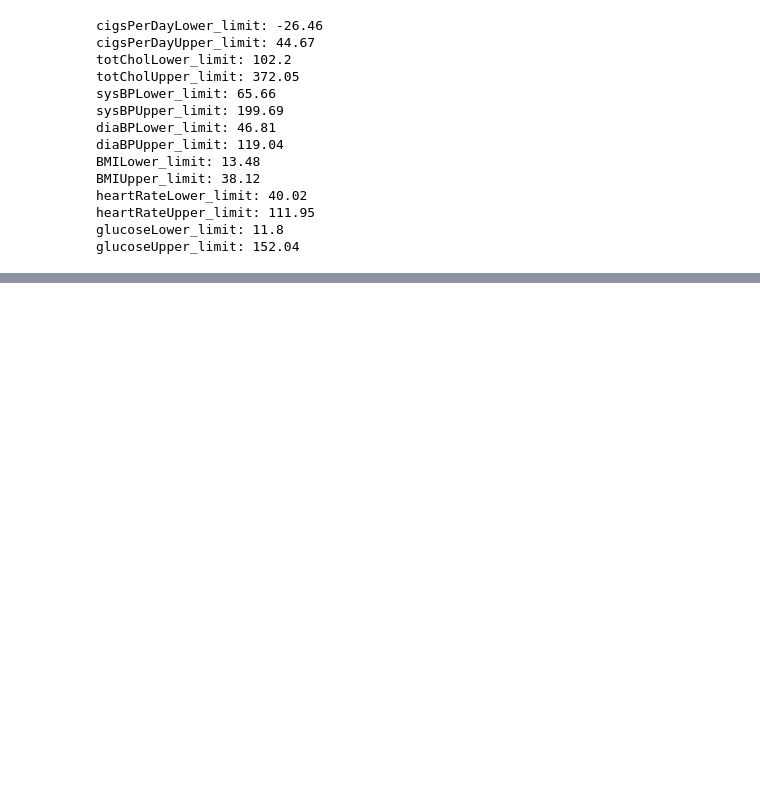
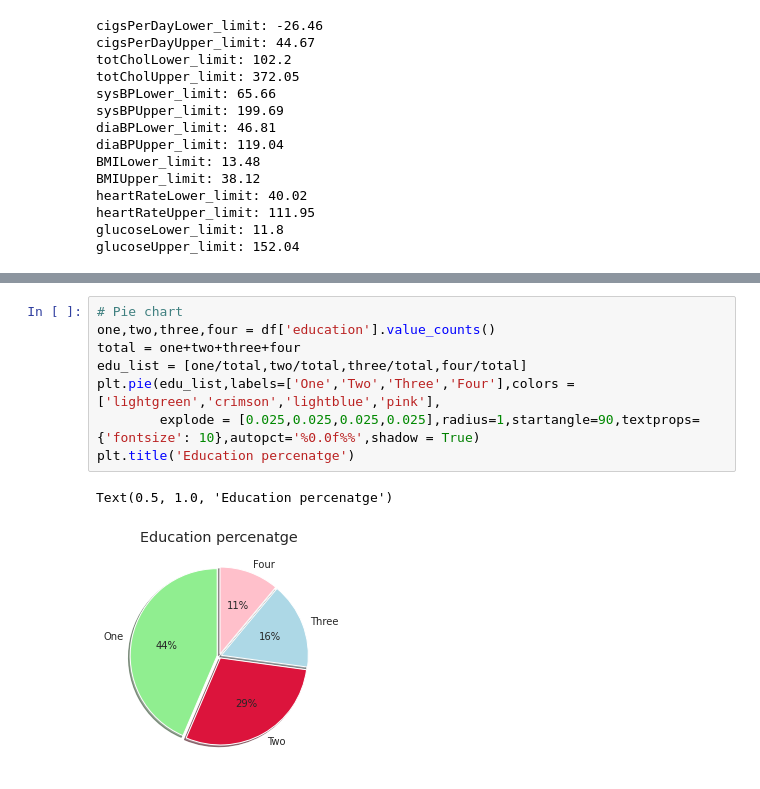
Before and after one commit to Sriharish19/SH-Supervised-ML-Cardiovascular-Risk-Prediction, a Jupyter notebook: SH_Supervised_ML_Classification_Cardiovascular_Risk_Prediction.ipynb, the cells around one changed output, grey strips where cells are left out. Drawn from its saved outputs; the diff is of its cells as text; blank space fills up the shorter version.

```diff
--- a/SH_Supervised_ML_Classification_Cardiovascular_Risk_Prediction.ipynb
+++ b/SH_Supervised_ML_Classification_Cardiovascular_Risk_Prediction.ipynb
@@ -233,0 +281,11 @@ glucoseUpper_limit: 152.04
+# %%
+# Pie chart
+one,two,three,four = df['education'].value_counts()
+total = one+two+three+four
+edu_list = [one/total,two/total,three/total,four/total]
+plt.pie(edu_list,labels=['One','Two','Three','Four'],colors = ['lightgreen','crimson','lightblue','pink'],
+        explode = [0.025,0.025,0.025,0.025],radius=1,startangle=90,textprops={'fontsize': 10},autopct='%0.0f%%',shadow = True)
+plt.title('Education percenatge')
+# %% [output]
+Text(0.5, 1.0, 'Education percenatge')
+[figure, added]
```
Also changed, not shown: parts of 8 cells of this notebook.
